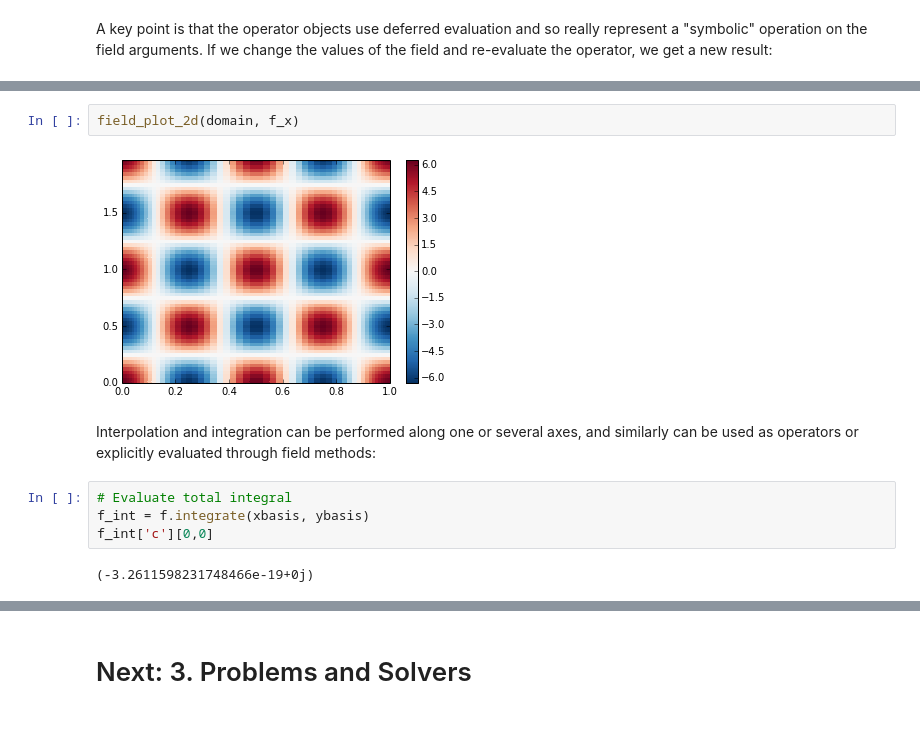
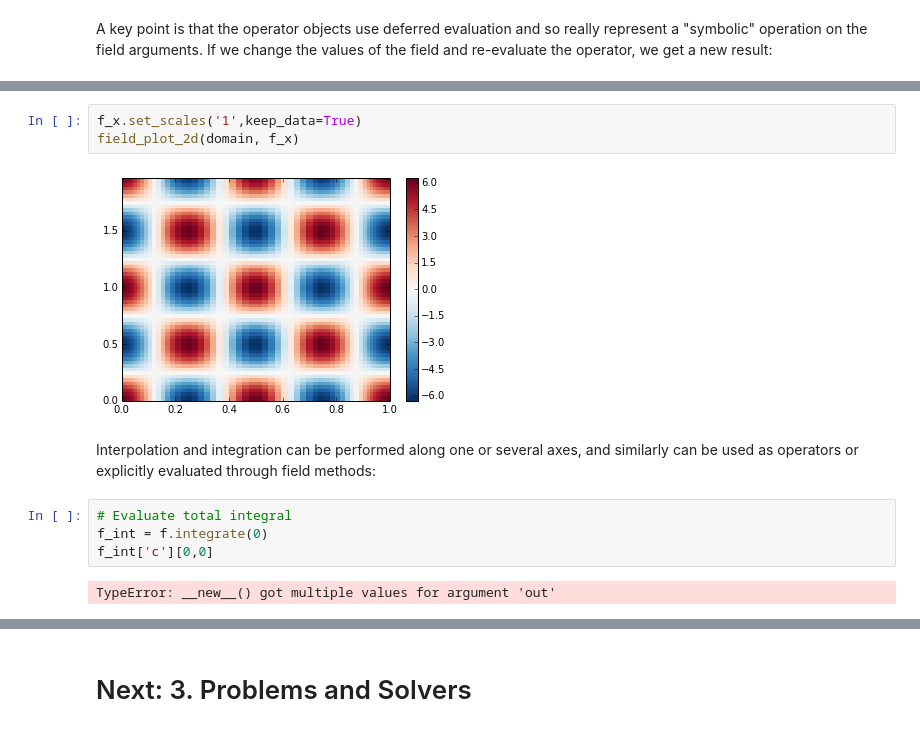
Before and after one commit to enlighter/dedalus, a Jupyter notebook: docs/notebooks/dedalus_tutorial_fields_operators.ipynb, the cells around one changed output, grey strips where cells are left out. Drawn from its saved outputs; the diff is of its cells as text.

```diff
--- a/docs/notebooks/dedalus_tutorial_fields_operators.ipynb
+++ b/docs/notebooks/dedalus_tutorial_fields_operators.ipynb
@@ -129,18 +144,19 @@ f.differentiate(0, out=f_x)
 np.allclose(f_x['g'], f_x_out['g'])
 # %% [output]
 True
-# %%
-field_plot_2d(domain, f_x)
-# %% [output]
-[figure, removed]
+# %%
+f_x.set_scales('1',keep_data=True)
+field_plot_2d(domain, f_x)
+# %% [output]
+[figure, added]
 # %% [markdown]
 Interpolation and integration can be performed along one or several axes, and similarly can be used as operators or explicitly evaluated through field methods:
 # %%
 # Evaluate total integral
-f_int = f.integrate(xbasis, ybasis)
+f_int = f.integrate(0)
 f_int['c'][0,0]
 # %% [output]
-(-3.2611598231748466e-19+0j)
+TypeError: __new__() got multiple values for argument 'out'
 # %%
 # Interpolate along y axis
 f_interp_op = de.operators.Interpolate(f, ybasis, 0.5)
```
Also changed, not shown: parts of 16 cells of this notebook.
